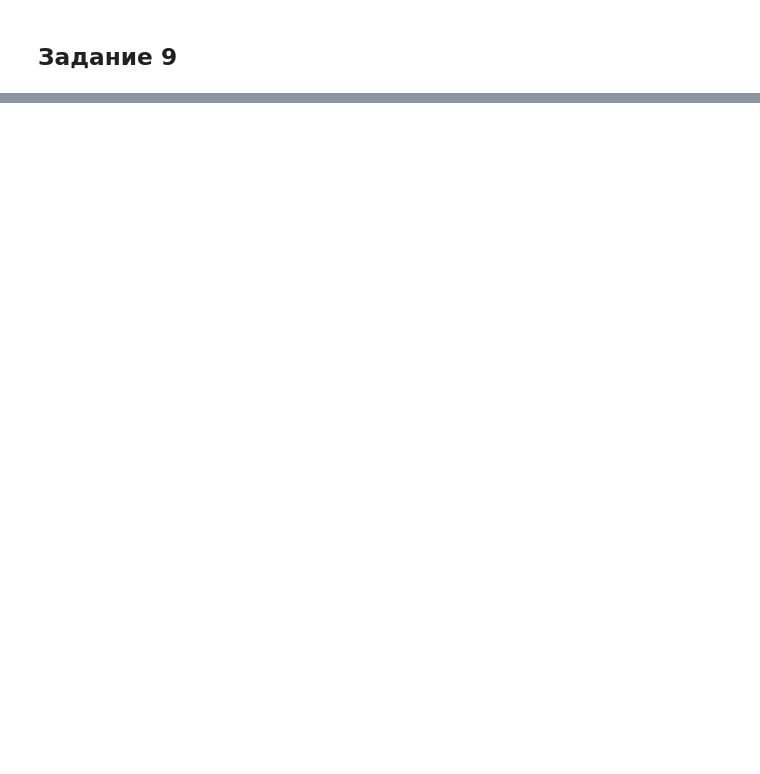
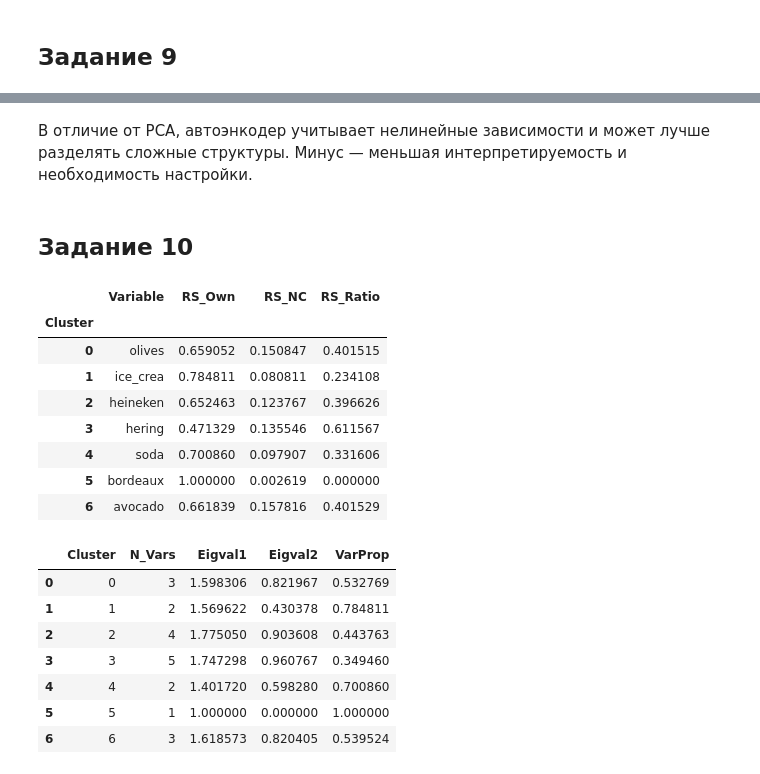
Before and after one commit to beekfin/MML_Labs, a Jupyter notebook: Lab1_2/laba.ipynb, the cells around one changed output, grey strips where cells are left out. Saved outputs shown, nothing was run; the diff lists cells and outputs as text; code cells hidden in the pictures; blank space fills up the shorter version.

```diff
--- a/Lab1_2/laba.ipynb
+++ b/Lab1_2/laba.ipynb
@@ -333,0 +298,29 @@ PCA преобразование выполнено.
+# %% [markdown]
+В отличие от PCA, автоэнкодер учитывает нелинейные зависимости и может лучше разделять сложные структуры. Минус — меньшая интерпретируемость и необходимость настройки.
+# %% [markdown]
+## Задание 10
+# %%
+clusters = VarClusHi(pivot_table, maxeigval2=0.99, maxclus=None)
+clusters.varclus()
+
+sorted_rsquare = clusters.rsquare.sort_values(by=['Cluster', 'RS_Ratio'], ascending=[True, True])
+best_representatives = sorted_rsquare.groupby('Cluster').first()
+display(best_representatives, clusters.info)
+# %% [output]
+|  | Variable | RS_Own | RS_NC | RS_Ratio |
+| Cluster |  |  |  |  |
+| 0 | olives | 0.659052 | 0.150847 | 0.401515 |
+| 1 | ice_crea | 0.784811 | 0.080811 | 0.234108 |
+| 2 | heineken | 0.652463 | 0.123767 | 0.396626 |
+| 3 | hering | 0.471329 | 0.135546 | 0.611567 |
+| 4 | soda | 0.700860 | 0.097907 | 0.331606 |
+| 5 | bordeaux | 1.000000 | 0.002619 | 0.000000 |
+| 6 | avocado | 0.661839 | 0.157816 | 0.401529 |
+|  | Cluster | N_Vars | Eigval1 | Eigval2 | VarProp |
+| 0 | 0 | 3 | 1.598306 | 0.821967 | 0.532769 |
+| 1 | 1 | 2 | 1.569622 | 0.430378 | 0.784811 |
+| 2 | 2 | 4 | 1.775050 | 0.903608 | 0.443763 |
+| 3 | 3 | 5 | 1.747298 | 0.960767 | 0.349460 |
+| 4 | 4 | 2 | 1.401720 | 0.598280 | 0.700860 |
+| 5 | 5 | 1 | 1.000000 | 0.000000 | 1.000000 |
+| 6 | 6 | 3 | 1.618573 | 0.820405 | 0.539524 |
```
Also changed, not shown: parts of 9 cells of this notebook.
